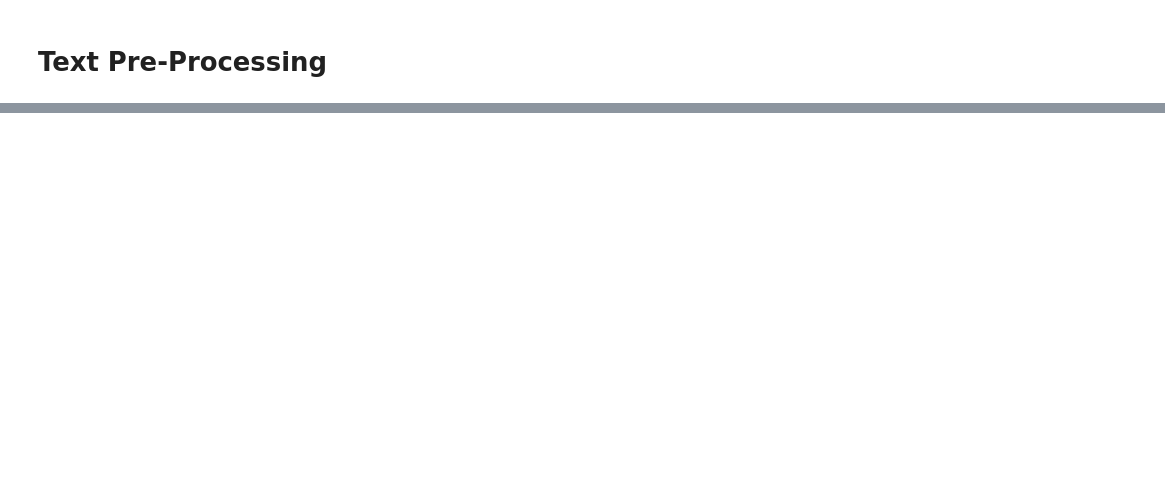
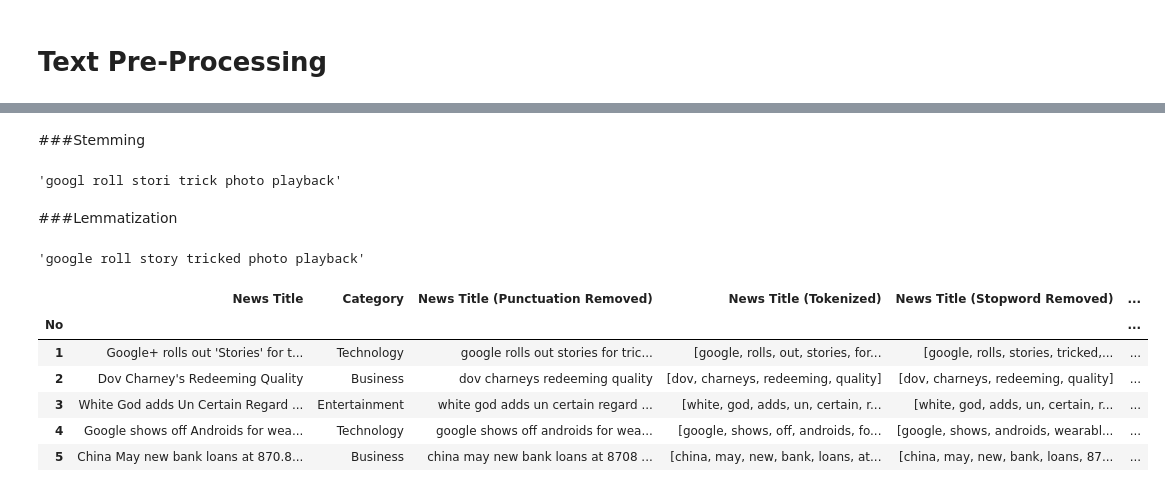
Before and after one commit to frfusch21/Data-Science-Modul, a Jupyter notebook: Data_Pre_Processing_II.ipynb, the cells around one changed output, grey strips where cells are left out. Drawn from its saved outputs; the diff is of its cells as text; code cells hidden in the pictures; blank space fills up the shorter version.

```diff
--- a/Data_Pre_Processing_II.ipynb
+++ b/Data_Pre_Processing_II.ipynb
@@ -173,0 +303,4 @@ NameError: ignored
+# %%
+news_data['News Title (Punctuation Removed)'] = news_data['News Title'].apply(punctuation_removal)
+news_data['News Title (Tokenized)'] = news_data['News Title (Punctuation Removed)'].apply(tokenization)
+news_data['News Title (Stopword Removed)'] = news_data['News Title (Tokenized)'].apply(stopword_removal)
@@ -173,0 +319,55 @@ NameError: ignored
+# %% [markdown]
+###Stemming
+# %%
+# example implementation of stemming
+ps = PorterStemmer()
+
+stemmed_words = []
+
+for w in clean_words:
+  stemmed_words.append(ps.stem(w))
+
+' '.join(stemmed_words)
+# %% [output]
+'googl roll stori trick photo playback'
+# %% [markdown]
+###Lemmatization
+# %%
+# example implementation of lemmatization
+lem = WordNetLemmatizer()
+
+lem_words = []
+
+for w in clean_words:
+  lem_words.append(lem.lemmatize(w))
+
+' '.join(lem_words)
+# %% [output]
+'google roll story tricked photo playback'
+# %%
+#apply to dataframe
+
+def stemming(text):
+  stemmed_words = []
+  for w in text:
+    stemmed_words.append(ps.stem(w))
+  return ' '.join(stemmed_words)
+
+def lemmatization(text):
+  lem_words = []
+  for w in text:
+    lem_words.append(lem.lemmatize(w))
+  return ' '.join(lem_words)
+# %%
+news_data['News Title (Stemming)'] = news_data['News Title (Stopword Removed)'].apply(stemming)
+news_data['News Title (Lemmatization)'] = news_data['News Title (Stopword Removed)'].apply(lemmatization)
+
+news_data.head()
+# %% [output]
+|  | News Title | Category | News Title (Punctuation Removed) | News Title (Tokenized) | News Title (Stopword Removed) | ... |
+| No |  |  |  |  |  | ... |
+| 1 | Google+ rolls out 'Stories' for t... | Technology | google rolls out stories for tric... | [google, rolls, out, stories, for... | [google, rolls, stories, tricked,... | ... |
+| 2 | Dov Charney's Redeeming Quality | Business | dov charneys redeeming quality | [dov, charneys, redeeming, quality] | [dov, charneys, redeeming, quality] | ... |
+| 3 | White God adds Un Certain Regard ... | Entertainment | white god adds un certain regard ... | [white, god, adds, un, certain, r... | [white, god, adds, un, certain, r... | ... |
+| 4 | Google shows off Androids for wea... | Technology | google shows off androids for wea... | [google, shows, off, androids, fo... | [google, shows, androids, wearabl... | ... |
+| 5 | China May new bank loans at 870.8... | Business | china may new bank loans at 8708 ... | [china, may, new, bank, loans, at... | [china, may, new, bank, loans, 87... | ... |
```
Also changed, not shown: parts of 31 cells of this notebook.
